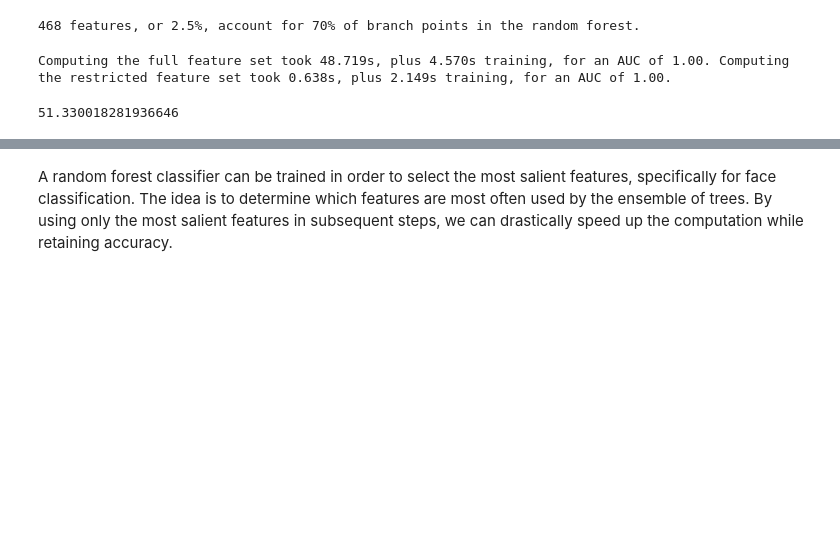
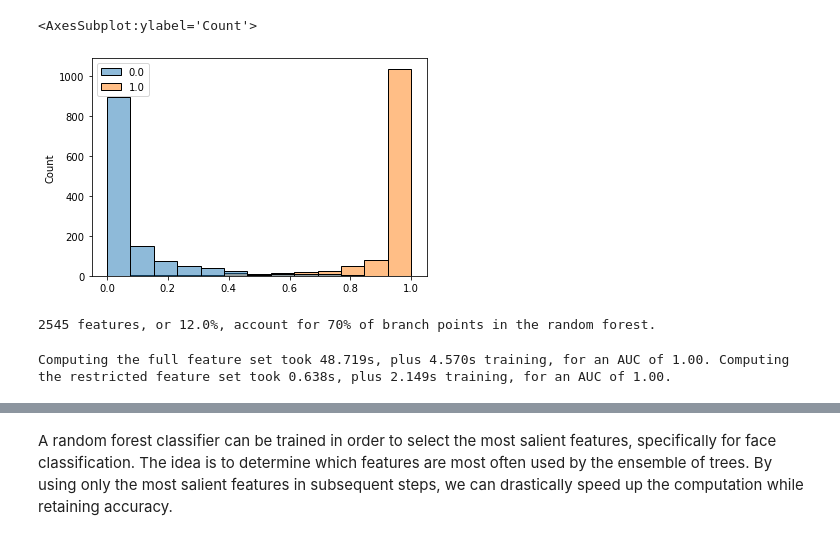
Before and after one commit to joaco18/calc-det, a Jupyter notebook: notebooks/plot_haar_extraction_selection_classification.ipynb, the cells around one changed output, grey strips where cells are left out. Drawn from its saved outputs; the diff is of its cells as text; code cells hidden in the pictures; blank space fills up the shorter version.

```diff
--- a/notebooks/plot_haar_extraction_selection_classification.ipynb
+++ b/notebooks/plot_haar_extraction_selection_classification.ipynb
@@ -165,0 +152,6 @@ auc_full_features
+# %%
+import seaborn as sns
+sns.histplot(x=clf.predict_proba(X_test)[:, 1], hue=y_test)
+# %% [output]
+<AxesSubplot:ylabel='Count'>
+[figure, added]
@@ -166,33 +164,33 @@ auc_full_features
 # %%
 cdf_feature_importances = np.cumsum(clf.feature_importances_[idx_sorted])
 cdf_feature_importances /= cdf_feature_importances[-1]  # divide by max value
-sig_feature_count = np.count_nonzero(cdf_feature_importances < 0.7)
+sig_feature_count = np.count_nonzero(cdf_feature_importances < 0.6)
 sig_feature_percent = round(sig_feature_count /
                             len(cdf_feature_importances) * 100, 1)
 print((f'{sig_feature_count} features, or {sig_feature_percent}%, '
        f'account for 70% of branch points in the random forest.'))
 
 # Select the determined number of most informative features
-feature_coord_sel = feature_coord[idx_sorted[:sig_feature_count]]
-feature_type_sel = feature_type[idx_sorted[:sig_feature_count]]
+# feature_coord_sel = feature_coord[idx_sorted[:sig_feature_count]]
+# feature_type_sel = feature_type[idx_sorted[:sig_feature_count]]
 # Note: it is also possible to select the features directly from the matrix X,
 # but we would like to emphasize the usage of `feature_coord` and `feature_type`
 # to recompute a subset of desired features.
 
 # Build the computational graph using Dask
-X = delayed(extract_feature_image(img, feature_type_sel, feature_coord_sel)
-            for img in images)
-# Compute the result
-t_start = time()
-X = np.array(X.compute(scheduler='single-threaded'))
-time_subs_feature_comp = time() - t_start
+# X = delayed(extract_feature_image(img, feature_type_sel, feature_coord_sel)
+#             for img in images)
+# # Compute the result
+# t_start = time()
+# X = np.array(X.compute(scheduler='single-threaded'))
+# time_subs_feature_comp = time() - t_start
 
-y = np.array([1] * len(tp) + [0] * len(fp))
-X_train, X_test, y_train, y_test = train_test_split(X, y, train_size=0.7,
-                                                    random_state=0,
-                                                    stratify=y)
+# y = np.array([1] * len(tp) + [0] * len(fp))
+# X_train, X_test, y_train, y_test = train_test_split(X, y, train_size=0.7,
+#                                                     random_state=0,
+#                                                     stratify=y)
 # %% [output]
-468 features, or 2.5%, account for 70% of branch points in the random forest.
+2545 features, or 12.0%, account for 70% of branch points in the random forest.
 # %%
 t_start = time()
 clf.fit(X_train, y_train)
@@ -212,7 +210,3 @@ print(summary)
 plt.show()
 # %% [output]
 Computing the full feature set took 48.719s, plus 4.570s training, for an AUC of 1.00. Computing the restricted feature set took 0.638s, plus 2.149s training, for an AUC of 1.00.
-# %%
-time_full_feature_comp
-# %% [output]
-51.330018281936646
```
Also changed, not shown: parts of 20 cells of this notebook, 2 other files.
